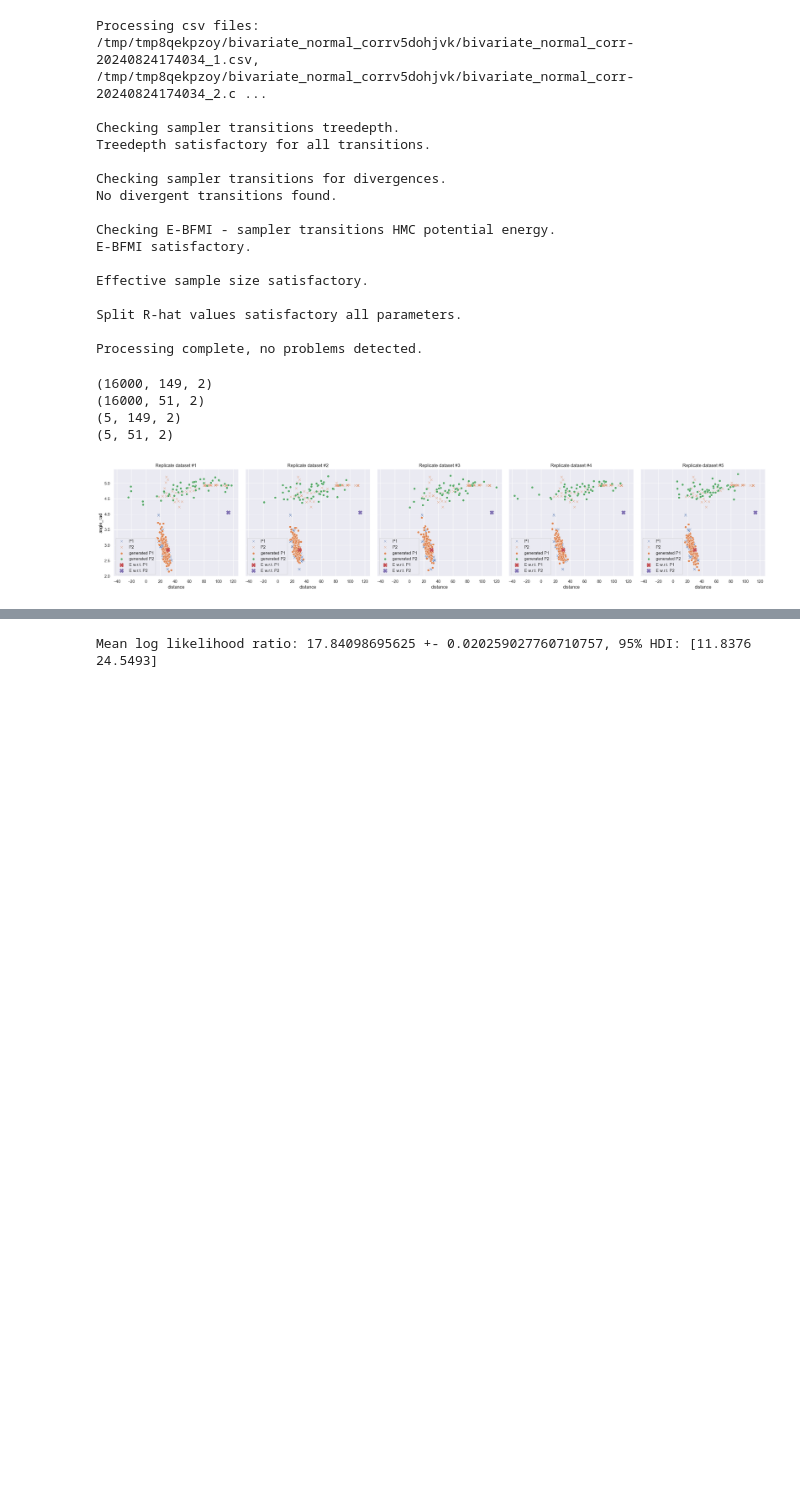
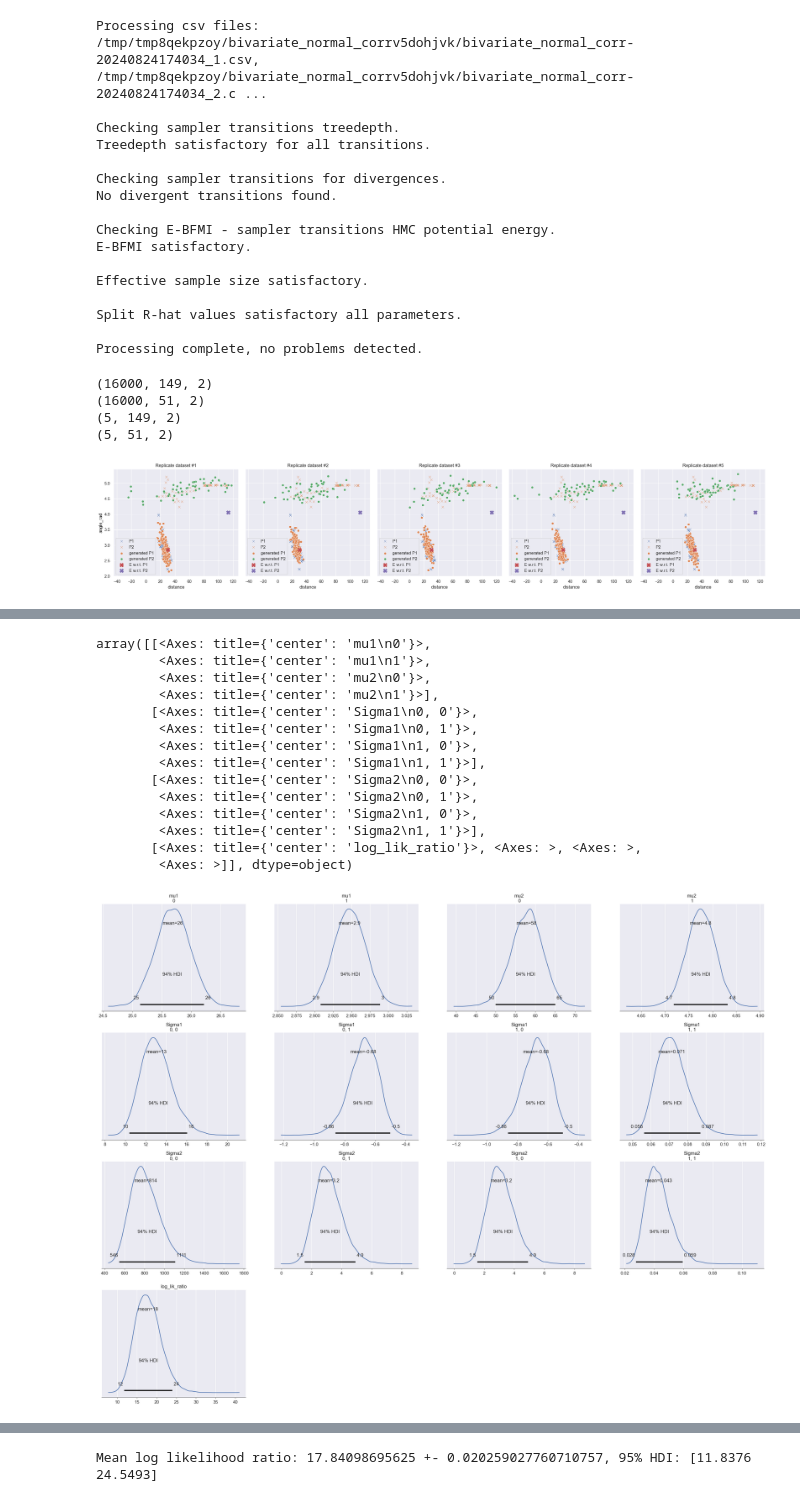
Before and after one commit to KlemenVovk/gps_evaluation, a Jupyter notebook: unil.ipynb, the cells around one changed output, grey strips where cells are left out. Saved outputs shown, nothing was run; the diff lists cells and outputs as text; code cells hidden in the pictures; blank space fills up the shorter version.

```diff
--- a/unil.ipynb
+++ b/unil.ipynb
@@ -274,0 +253,18 @@ array([[<Axes: title={'center': 'Sigma1\n0, 0'}>,
+# %%
+az.plot_posterior(fit, var_names=["mu1", "mu2", "Sigma1", "Sigma2", "log_lik_ratio"])
+# %% [output]
+array([[<Axes: title={'center': 'mu1\n0'}>,
+        <Axes: title={'center': 'mu1\n1'}>,
+        <Axes: title={'center': 'mu2\n0'}>,
+        <Axes: title={'center': 'mu2\n1'}>],
+       [<Axes: title={'center': 'Sigma1\n0, 0'}>,
+        <Axes: title={'center': 'Sigma1\n0, 1'}>,
+        <Axes: title={'center': 'Sigma1\n1, 0'}>,
+        <Axes: title={'center': 'Sigma1\n1, 1'}>],
+       [<Axes: title={'center': 'Sigma2\n0, 0'}>,
+        <Axes: title={'center': 'Sigma2\n0, 1'}>,
+        <Axes: title={'center': 'Sigma2\n1, 0'}>,
+        <Axes: title={'center': 'Sigma2\n1, 1'}>],
+       [<Axes: title={'center': 'log_lik_ratio'}>, <Axes: >, <Axes: >,
+        <Axes: >]], dtype=object)
+[figure, added]
```
Also changed, not shown: parts of 2 cells of this notebook.
